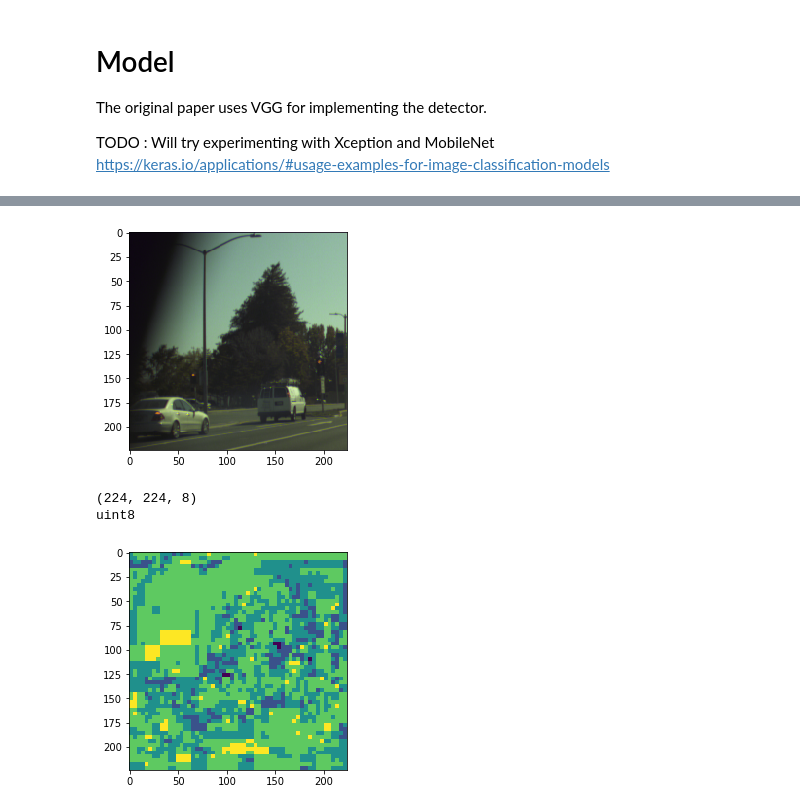
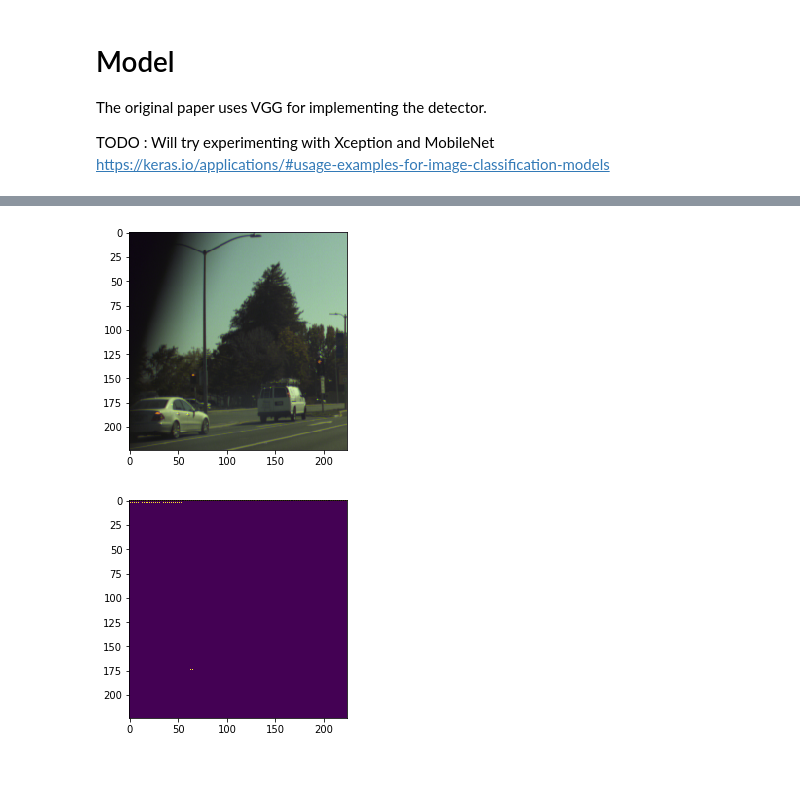
Before and after one commit to rdjondo/SimplisticSSD, a Jupyter notebook: MySSD_experiment.ipynb, the cells around one changed output, grey strips where cells are left out. Saved outputs shown, nothing was run; the diff lists cells and outputs as text; code cells hidden in the pictures; blank space fills up the shorter version.

```diff
--- a/MySSD_experiment.ipynb
+++ b/MySSD_experiment.ipynb
@@ -205,7 +205,10 @@ def segment_image(image_element, image, label_encoder):
         cv2.fillConvexPoly (segmented_image, pts, int(colour_selected)+1)
     return segmented_image
 
+# Saving traning image shape
 print('image.shape', image.shape)
+training_image_shape = image.shape
+
 segmented_image = segment_image(image_element, image, label_encoder)
 plt.figure(figsize=(15,15))
 plt.imshow( segmented_image )
@@ -281,16 +284,23 @@ def generate_label_image(segmented_image, label_encoder):
         colour_class = int(label_encoder.transform([colour,])) + 1
         label_image[:, :, colour_class] = np.uint8( segmented_image == colour_class )
 
-    # Define no image label (first channel)
-    no_traffic_light = np.sum(label_image[:,:,1:], axis=2, dtype=np.uint8 )
-    label_image[:, :, 0] = ( no_traffic_light < 1 )
-    return label_image
+    # Define traffic light image label (first channel)
+    traffic_light = np.zeros( (segmented_image.shape[0],
+                              segmented_image.shape[1] , 2 ), dtype=np.uint8 )
+
+    # Pixels not containing traffic light
+    traffic_light[:, :, 0] = ( np.sum(label_image[:,:,1:], axis=2, dtype=np.uint8 ) < 1 )
+
+    # Pixels containing traffic light
+    traffic_light[:, :, 1] =  (traffic_light[:, :, 0]==0)
+
+    return traffic_light
 
 #plt.imshow( segmented_image == 4)
 #plt.show()
 print((label_encoder.classes_))
 im = generate_label_image(segmented_image, label_encoder)
-im = im[:,:,5]
+im = im[:,:,1]
 plt.imshow( im)
 print('im.shape:',im.shape, 'np.max(im):', np.max(im),  'np.min(im):', np.min(im))
 #plt.imshow( im )
@@ -518,8 +589,11 @@ Non-trainable params: 14,714,688
 __________________________________________________________________________________________________
 # %%
-model.compile(optimizer='adam', loss='categorical_crossentropy', metrics=['categorical_accuracy'])
+from keras import optimizers
+optimizer_selected = optimizers.Adam(lr=1e-3)
 
-steps_per_ep = 25
+model.compile(optimizer=optimizer_selected, loss='categorical_crossentropy', metrics=['categorical_accuracy'])
+
+steps_per_ep = 10
 history = model.fit_generator(generator(steps_per_epoch=steps_per_ep), steps_per_ep, epochs=10)
 # %% [output]
 Epoch 1/10
@@ -542,20 +624,16 @@ Epoch 10/10
 # %%
-
+image_path = 'bosch/dataset_additional_rgb/rgb/additional/2015-10-05-10-55-33_bag/57058.png'
 img = cv2.cvtColor( cv2.imread( image_path), cv2.COLOR_BGR2RGB )
 img = preprocess_image(img)
 
 plt.imshow( img)
 plt.show()
 
 seg= model.predict(img.reshape(1,224,224,3))
 
-seg = seg.reshape(224,224,8).astype(np.uint8)
-print(seg.shape)
-print(seg.dtype)
-plt.imshow( seg[:,:,0].astype(np.uint8))
+seg = seg.reshape(224,224,2)
+plt.imshow( seg[:,:,0]>seg[:,:,1])
 plt.show()
 # %% [output]
 [figure]
-(224, 224, 8)
-uint8
-[figure, old version]
+[figure, new version]
```
Also changed, not shown: parts of 7 cells of this notebook.
